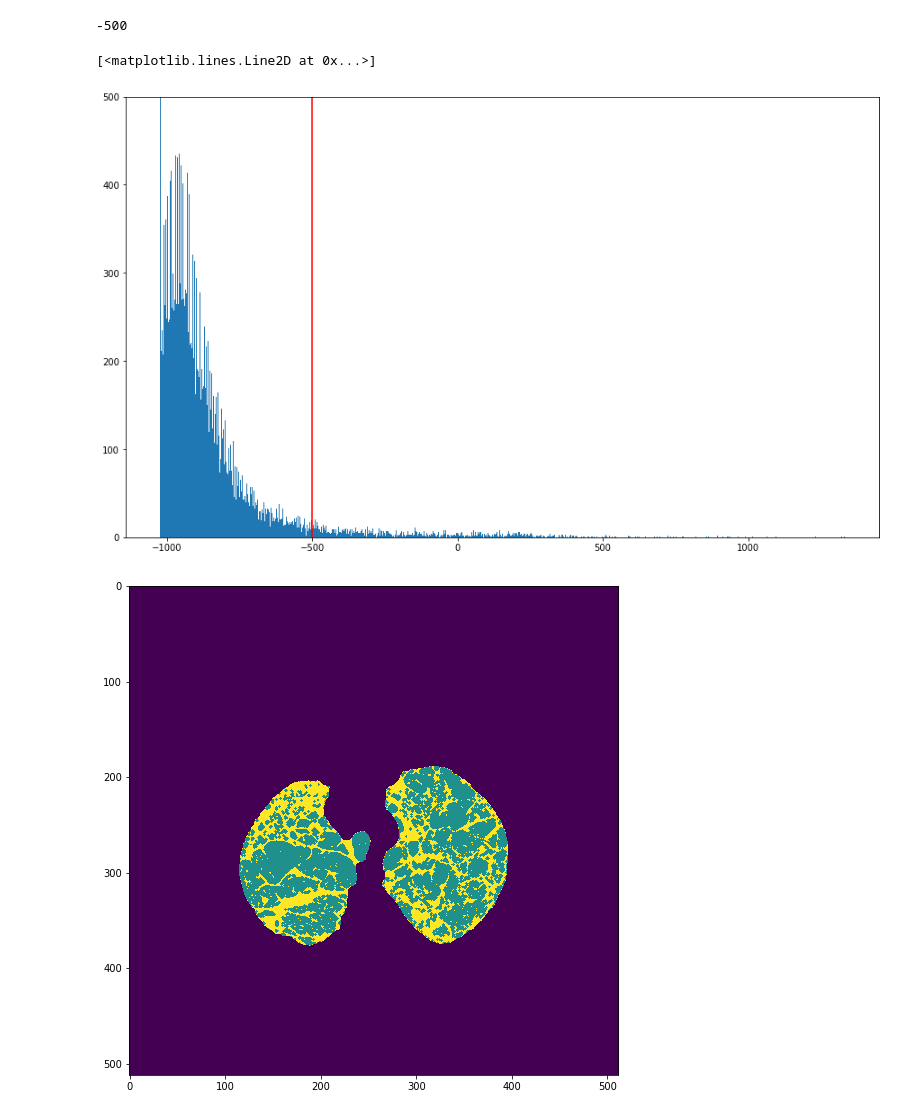
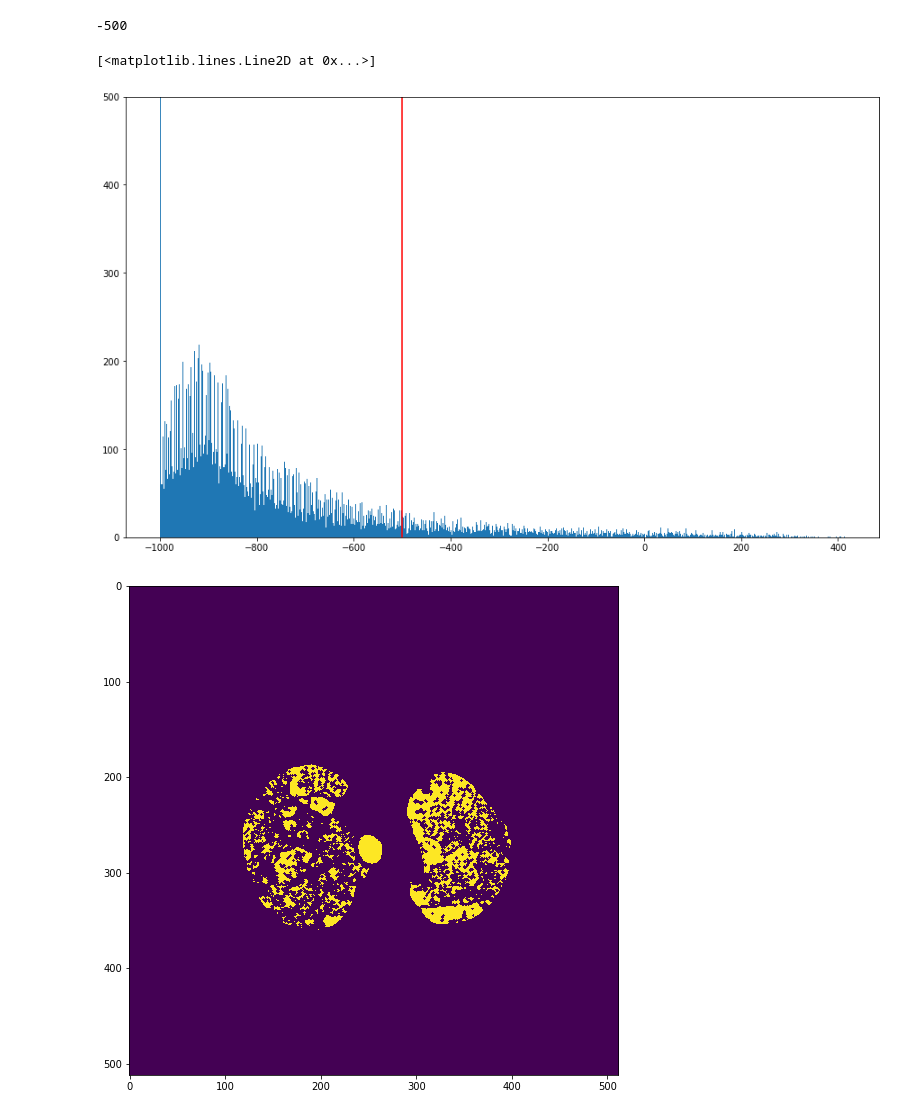
Before and after one commit to magdyksaleh/cs231n_bmi260_project, a Jupyter notebook: Labelling/Cyst_labelling.ipynb, the cells around one changed output. Saved outputs shown, nothing was run; the diff lists cells and outputs as text; code cells hidden in the pictures.

```diff
--- a/Labelling/Cyst_labelling.ipynb
+++ b/Labelling/Cyst_labelling.ipynb
@@ -27,9 +27,9 @@ from tqdm import tnrange
 # print(slice_path)
 
 
-slice_path = "/Users/magdy/Desktop/Stanford Spring/BMI260/Project/Data/Cystic Dataset/Test/168/CT-0002-0007.dcm"
-scan_path = "/Users/magdy/Desktop/Stanford Spring/BMI260/Project/Data/Cystic Dataset/Test/185/"
-list_of_slices = os.listdir(scan_path)
+slice_path = "/Users/magdy/Desktop/Stanford Spring/BMI260/Project/Data/Cystic Dataset/Test/184/CT.1.2.840.113704.1.111.5416.1148889457_06.dcm"
+# scan_path = "/Users/magdy/Desktop/Stanford Spring/BMI260/Project/Data/Cystic Dataset/Test/185/"
+# list_of_slices = os.listdir(scan_path)
 
 # read in the full path to the file as ds
 ds=pydicom.read_file(slice_path) # you may have to use pydicom instead of dicom
@@ -61,6 +61,6 @@ plt.show()
 # %%
 img = np.asarray(ds.pixel_array)
-mask_path = "/Users/magdy/Desktop/Stanford Spring/BMI260/Project/Data/Cystic Dataset/Test/168/lung_mask/lung_mask_2_7.dcm"
+mask_path = "/Users/magdy/Desktop/Stanford Spring/BMI260/Project/Data/Cystic Dataset/Test/184/lung_mask/lung_mask_5841_6.dcm"
 mask=np.asarray(pydicom.read_file(mask_path).pixel_array)
 mask[mask>0] = 1
 img_filtered = img*mask
@@ -93,18 +93,18 @@ plt.ylim([0, 500])
 plt.plot([thresh, thresh], [0, 500], 'r')
 # %% [output]
 [<matplotlib.lines.Line2D at 0x...>]
-[figure, old version]
+[figure, new version]
 # %%
-cysts_im = img_filtered > -850
+cysts_im = img_filtered <= -930
 cysts_im = 1*binary_closing(cysts_im)
-cysts_im += mask
+cysts_im *= mask
 
 from scipy.signal import medfilt
 
 plt.imshow(cysts_im)
 plt.rcParams['figure.figsize'] = (15,9)
 # %% [output]
-[figure, old version]
+[figure, new version]
 # %%
 cysts_im = medfilt(cysts_im)
 plt.imshow(cysts_im)
```
Also changed, not shown: parts of 5 cells of this notebook, 4 other files.
